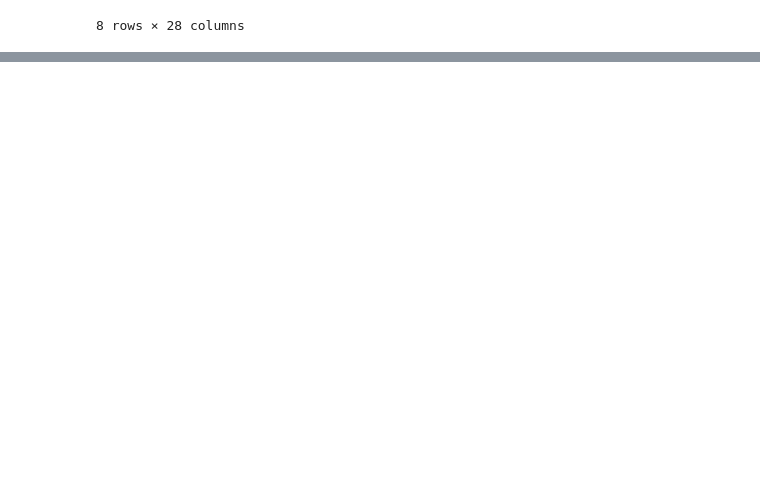
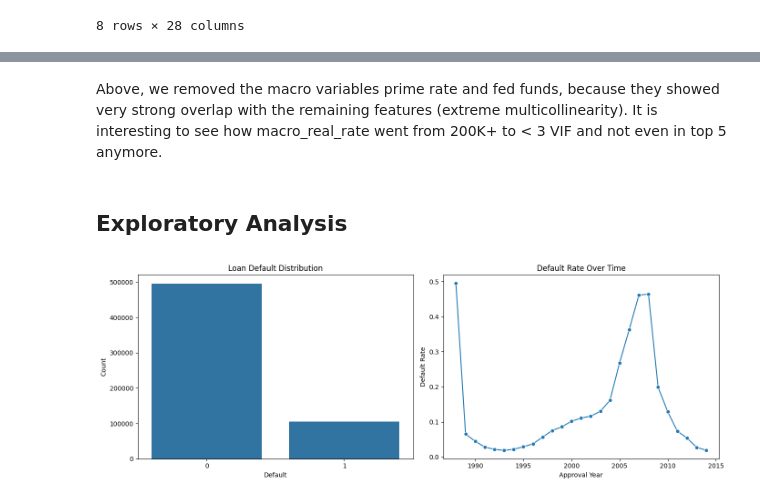
Before and after one commit to CPSC-5071-SELECT-ALL-FROM-STRUGGLING/FairLend-SBA, a Jupyter notebook: notebooks/05_LogisticRegression.ipynb, the cells around one changed output, grey strips where cells are left out. Drawn from its saved outputs; the diff is of its cells as text; code cells hidden in the pictures; blank space fills up the shorter version.

```diff
--- a/notebooks/05_LogisticRegression.ipynb
+++ b/notebooks/05_LogisticRegression.ipynb
@@ -183,0 +266,36 @@ The baseline model demonstrates strong predictive performance with an ROC-AUC of
+# %% [markdown]
+Above, we removed the macro variables prime rate and fed funds, because they showed very strong overlap with the remaining features (extreme multicollinearity). It is interesting to see how macro_real_rate went from  200K+ to < 3 VIF and not even in top 5 anymore.
+# %% [markdown]
+## Exploratory Analysis
+# %%
+df = df_model_reduced.copy()
+# %%
+
+
+fig, axes = plt.subplots(1, 2, figsize=(14,5))
+
+# Default distribution
+sns.countplot(x='is_default', data=df, ax=axes[0])
+axes[0].set_title("Loan Default Distribution")
+axes[0].set_xlabel("Default")
+axes[0].set_ylabel("Count")
+
+# Default rate over time
+default_year = df.groupby('approval_year')['is_default'].mean().reset_index()
+
+sns.lineplot(
+    data=default_year,
+    x='approval_year',
+    y='is_default',
+    marker='o',
+    ax=axes[1]
+)
+
+axes[1].set_title("Default Rate Over Time")
+axes[1].set_xlabel("Approval Year")
+axes[1].set_ylabel("Default Rate")
+
+plt.tight_layout()
+plt.show()
+# %% [output]
+[figure, added]
```
Also changed, not shown: parts of 32 cells of this notebook.
